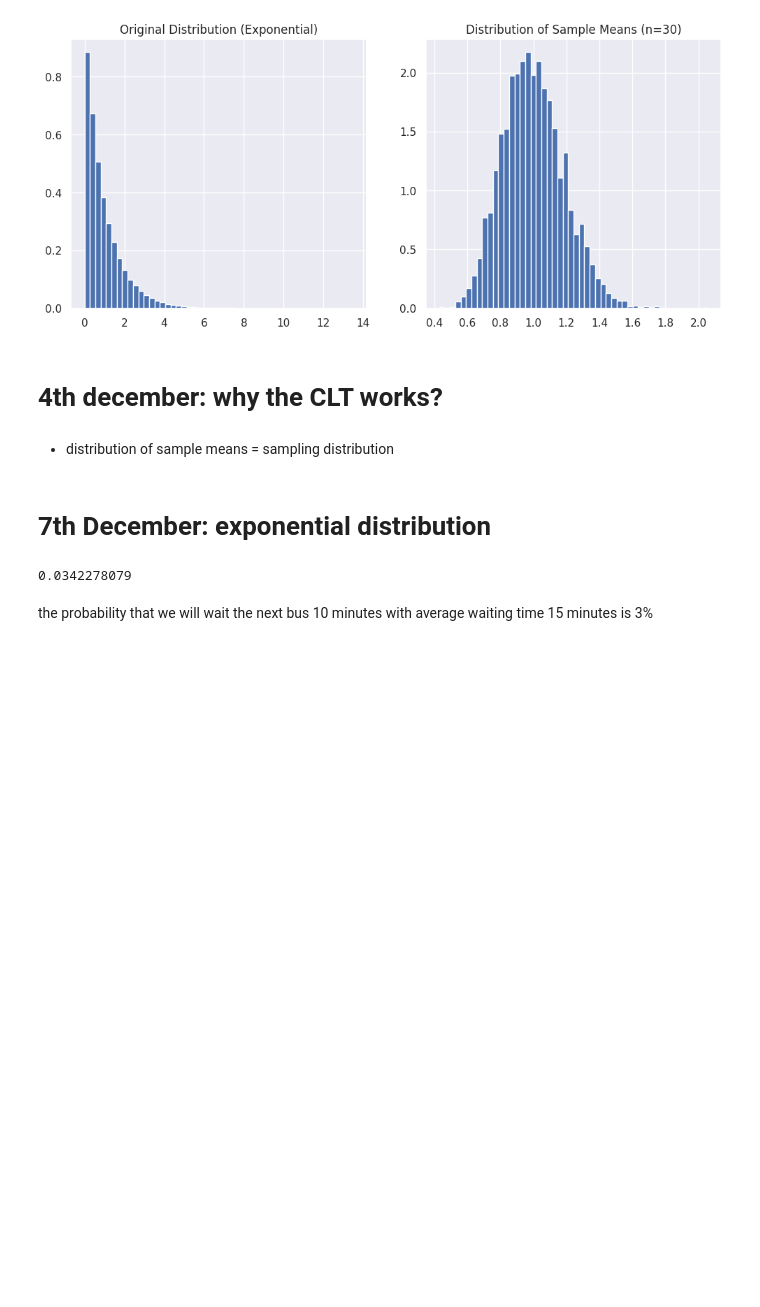
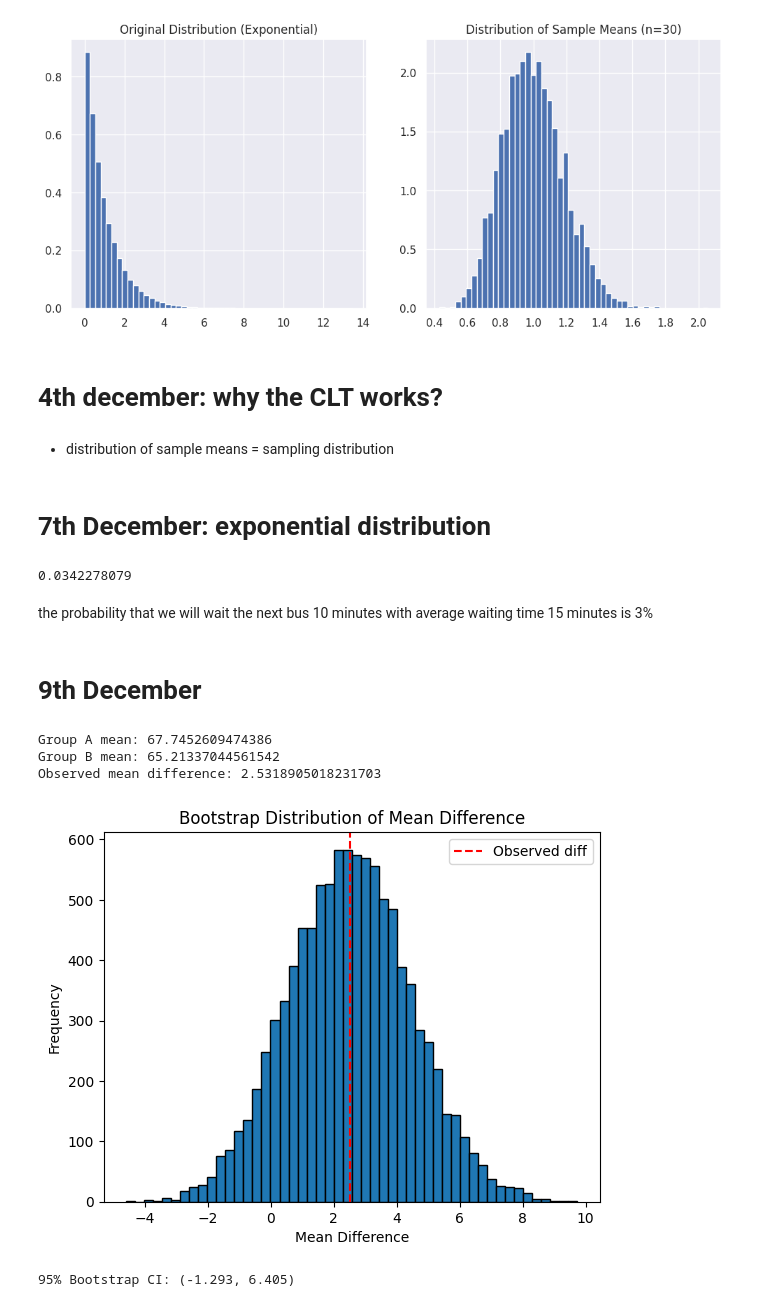
Before and after one commit to xthimylJ/math-theory-for-data-science, a Jupyter notebook: probability_and_statistics_mr_Remudin.ipynb, the cells around one changed output. Cells and saved outputs as stored; diff of their text form; code cells hidden in the pictures; blank space fills up the shorter version.

```diff
--- a/probability_and_statistics_mr_Remudin.ipynb
+++ b/probability_and_statistics_mr_Remudin.ipynb
@@ -385,3 +385,66 @@ print(f"{a:.10f}")
 0.0342278079
 # %% [markdown]
 the probability that we will wait the next bus 10 minutes with average   waiting time 15 minutes is 3%
+# %% [markdown]
+# 9th December
+# %%
+import numpy as np
+import matplotlib.pyplot as plt
+
+
+np.random.seed(42)  # for reproducibility
+
+# Group A: mean ≈ 70, std ≈ 10
+group_a = np.random.normal(loc=70, scale=10, size=50)
+
+# Group B: mean ≈ 65, std ≈ 12
+group_b = np.random.normal(loc=65, scale=12, size=50)
+
+print("Group A mean:", group_a.mean())
+print("Group B mean:", group_b.mean())
+
+
+
+# 2. Compute observed mean difference
+#    (A minus B)
+observed_diff = group_a.mean() - group_b.mean()
+print("Observed mean difference:", observed_diff)
+
+
+# 3. Bootstrap procedure
+
+n_boot = 10000
+boot_diffs = np.empty(n_boot)  # to store results
+
+for i in range(n_boot):
+    # sample WITH replacement
+    sample_a = np.random.choice(group_a, size=len(group_a), replace=True)
+    sample_b = np.random.choice(group_b, size=len(group_b), replace=True)
+
+    # mean difference for this bootstrap sample
+    boot_diffs[i] = sample_a.mean() - sample_b.mean()
+
+
+# 4. Plot bootstrap distribution
+
+plt.hist(boot_diffs, bins=50, edgecolor='black')
+plt.axvline(observed_diff, color='red', linestyle='--', label='Observed diff')
+plt.title("Bootstrap Distribution of Mean Difference")
+plt.xlabel("Mean Difference")
+plt.ylabel("Frequency")
+plt.legend()
+plt.show()
+
+
+# 5. Bootstrap 95% Confidence Interval
+
+ci_lower = np.percentile(boot_diffs, 2.5)
+ci_upper = np.percentile(boot_diffs, 97.5)
+
+print(f"95% Bootstrap CI: ({ci_lower:.3f}, {ci_upper:.3f})")
+# %% [output]
+Group A mean: 67.7452609474386
+Group B mean: 65.21337044561542
+Observed mean difference: 2.5318905018231703
+[figure, added]
+95% Bootstrap CI: (-1.293, 6.405)
```
Also changed, not shown: parts of 12 cells of this notebook.
